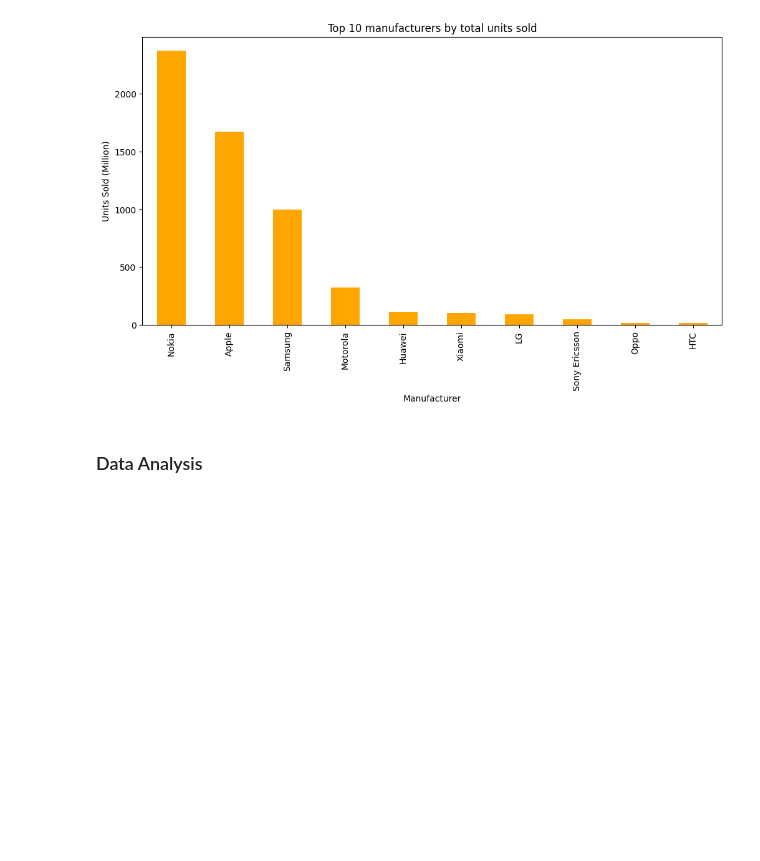
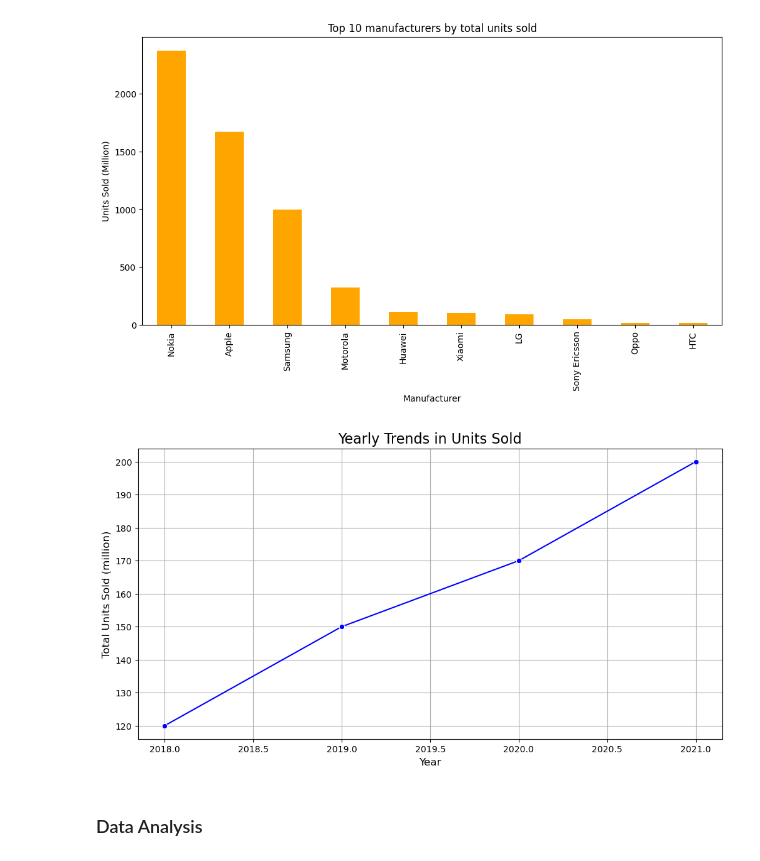
Before and after one commit to AmritaPudasaini/Python-Programming, a Jupyter notebook: week-7-Testing-and-Debugging.ipynb, the cells around one changed output. Saved outputs shown, nothing was run; the diff lists cells and outputs as text; code cells hidden in the pictures; blank space fills up the shorter version.

```diff
--- a/week-7-Testing-and-Debugging.ipynb
+++ b/week-7-Testing-and-Debugging.ipynb
@@ -416,6 +416,33 @@ plt.ylabel('Units Sold (Million)')
 plt.show()
 # %% [output]
 [figure]
+# %%
+# Import necessary libraries
+import pandas as pd
+import matplotlib.pyplot as plt
+import seaborn as sns
+
+# Sample Data (Replace this with actual data loading code)
+data = pd.DataFrame({
+    'Year': [2018, 2019, 2020, 2021],
+    'Units Sold (million)': [120, 150, 170, 200]
+})
+
+# Calculate total units sold per year
+yearly_trends = data.groupby('Year')['Units Sold (million)'].sum().reset_index()
+
+# Create the line plot
+plt.figure(figsize=(12, 6))
+sns.lineplot(data=yearly_trends, x='Year', y='Units Sold (million)', marker='o', color='blue')
+
+# Adding title and labels
+plt.title('Yearly Trends in Units Sold', fontsize=16)
+plt.xlabel('Year', fontsize=12)
+plt.ylabel('Total Units Sold (million)', fontsize=12)
+plt.grid(True)
+plt.show()
+# %% [output]
+[figure, added]
 # %% [markdown]
 ### Data Analysis
 # %%
```
